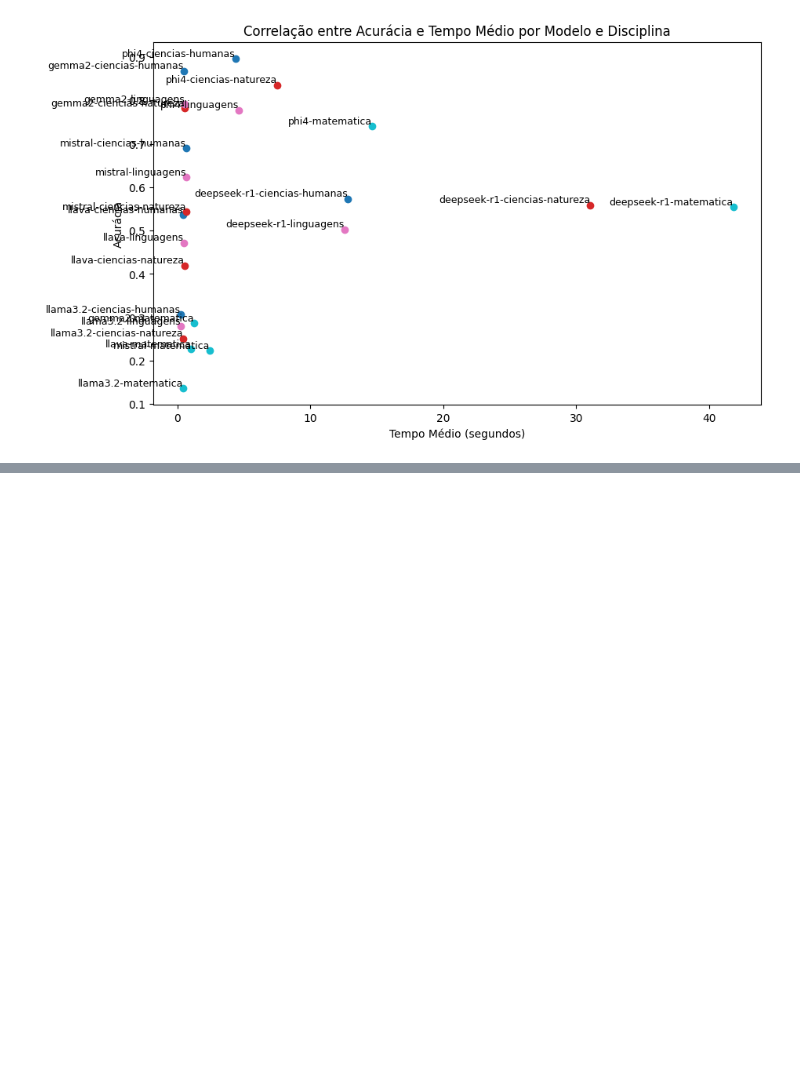
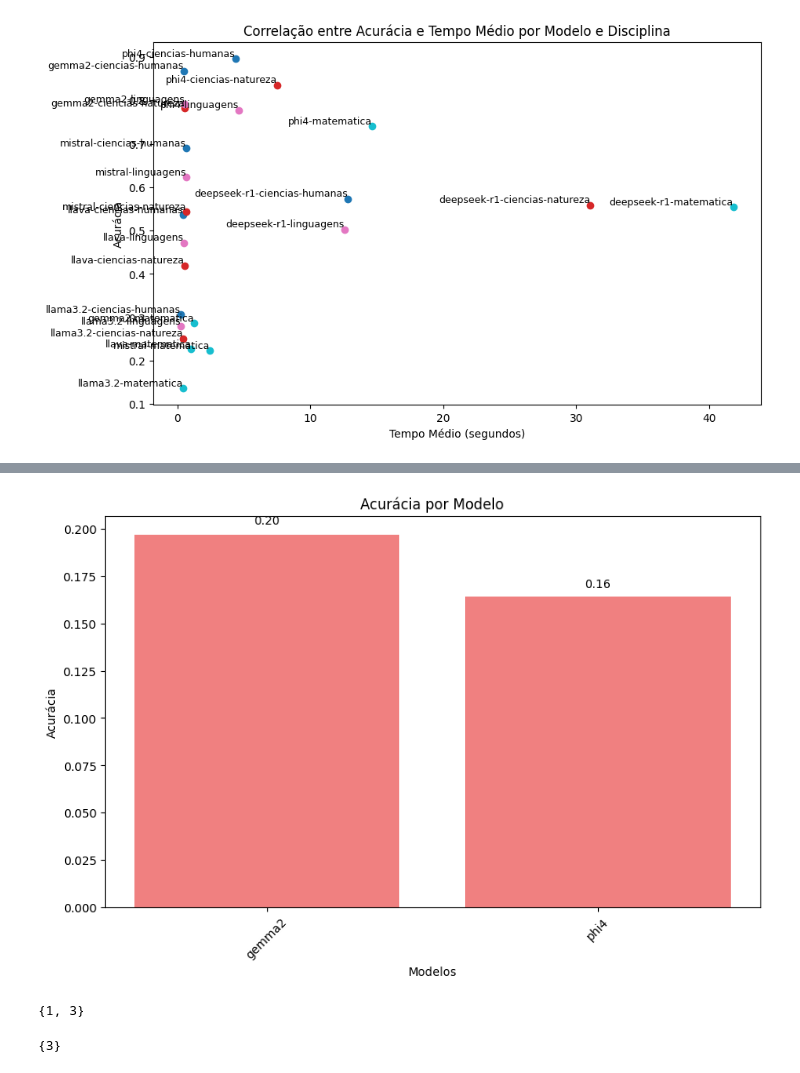
Before and after one commit to rubdelima/estuda-ia, a Jupyter notebook: 01-2-Predicts-views.ipynb, the cells around one changed output, grey strips where cells are left out. Drawn from its saved outputs; the diff is of its cells as text; code cells hidden in the pictures; blank space fills up the shorter version.

Commit message:
add multi-models plot

```diff
--- a/01-2-Predicts-views.ipynb
+++ b/01-2-Predicts-views.ipynb
@@ -672,3 +672,13 @@ def plot_discipline_accuracy_vs_time(df: pd.DataFrame):
 plot_accuracy_vs_time(df)
 # %% [output]
 [figure]
+# %%
+multi_modes_example = load_json('./predict_data/answ-multi.json')
+
+for question in multi_modes_example.values():
+    question['model_vision'], question['model_text'] = question['model'].split('+')
+    del question['model']
+
+df = pd.DataFrame(multi_modes_example.values())
+
+df.head()
@@ -674,0 +749,39 @@ plot_accuracy_vs_time(df)
+# %%
+plot_model_performance(df, "model_text", "accuracy")
+# %% [output]
+[figure, added]
+# %%
+error_predict = "./predict_data/answ-vision.json"
+
+ep_json = load_json(error_predict)
+
+questions = {}
+
+for question in ep_json.values():
+    if question['question'] in questions.keys():
+        questions[question['question']] += 1
+    else:
+        questions[question['question']] = 1
+
+print(set(questions.values()))
+
+to_delete = []
+for key, value in ep_json.items():
+    if questions[value['question']] == 1:
+        to_delete.append(key)
+
+for key in to_delete:
+    del ep_json[key]
+
+questions = {}
+
+for question in ep_json.values():
+    if question['question'] in questions.keys():
+        questions[question['question']] += 1
+    else:
+        questions[question['question']] = 1
+
+set(questions.values())
+# %% [output]
+{1, 3}
+{3}
```
Also changed, not shown: parts of 4 cells of this notebook, 2 other files.
